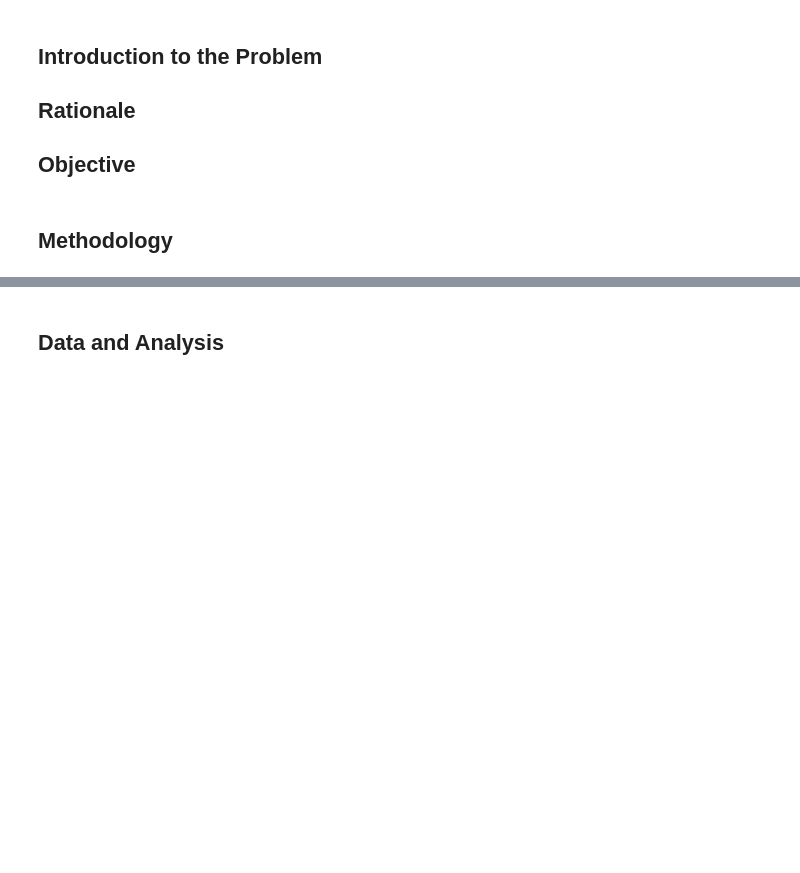
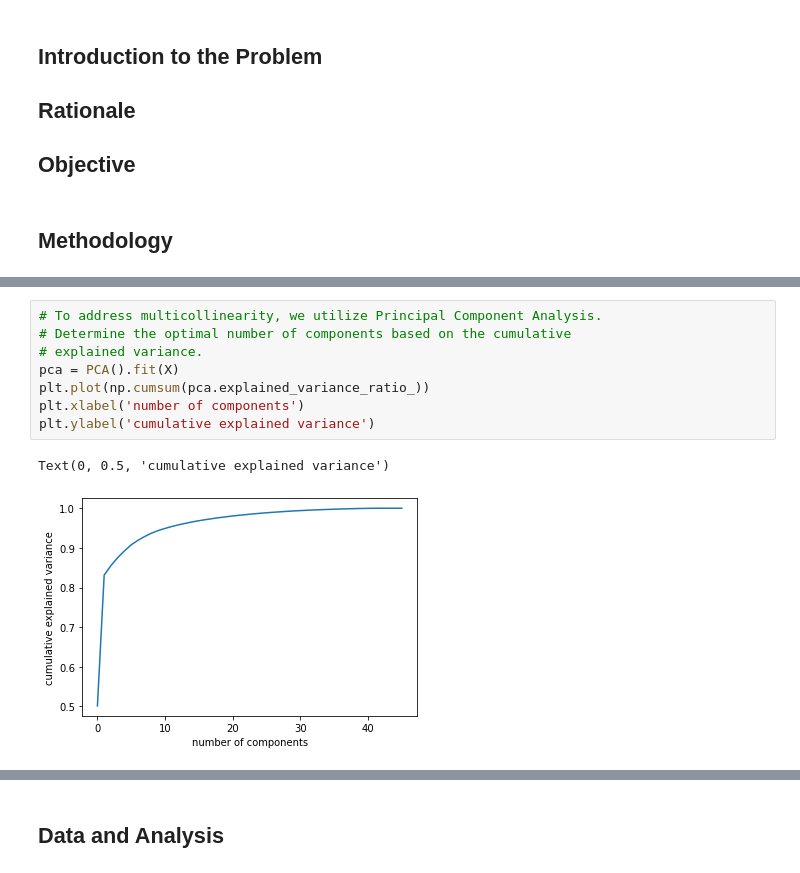
Before and after one commit to renzovirtucio/CS-180-Machine-Problem, a Jupyter notebook: Cruel, Nathan and Virtucio, Renzo - CS 180 Machine Problem.ipynb, the cells around one changed output, grey strips where cells are left out. Saved outputs shown, nothing was run; the diff lists cells and outputs as text; blank space fills up the shorter version.

Commit message:
Used PCA to address multicollinearity

```diff
--- a/Cruel, Nathan and Virtucio, Renzo - CS 180 Machine Problem.ipynb
+++ b/Cruel, Nathan and Virtucio, Renzo - CS 180 Machine Problem.ipynb
@@ -148,0 +150,11 @@ PermissionError: [Errno 13] Permission denied: 'student_math3.pdf'
+# %%
+# To address multicollinearity, we utilize Principal Component Analysis.
+# Determine the optimal number of components based on the cumulative
+# explained variance.
+pca = PCA().fit(X)
+plt.plot(np.cumsum(pca.explained_variance_ratio_))
+plt.xlabel('number of components')
+plt.ylabel('cumulative explained variance')
+# %% [output]
+Text(0, 0.5, 'cumulative explained variance')
+[figure, added]
```
Also changed, not shown: parts of 13 cells of this notebook.
